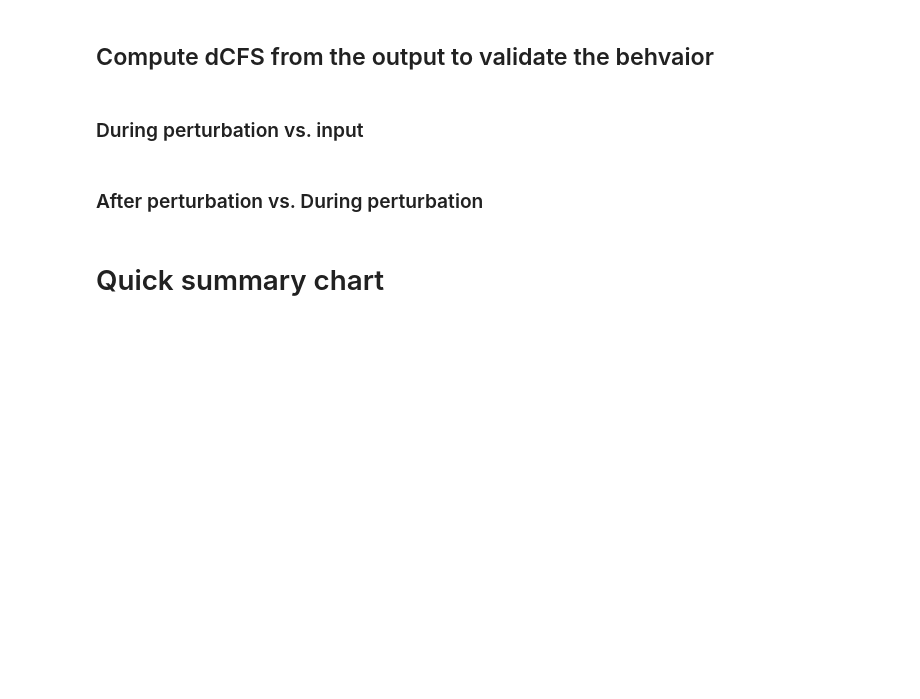
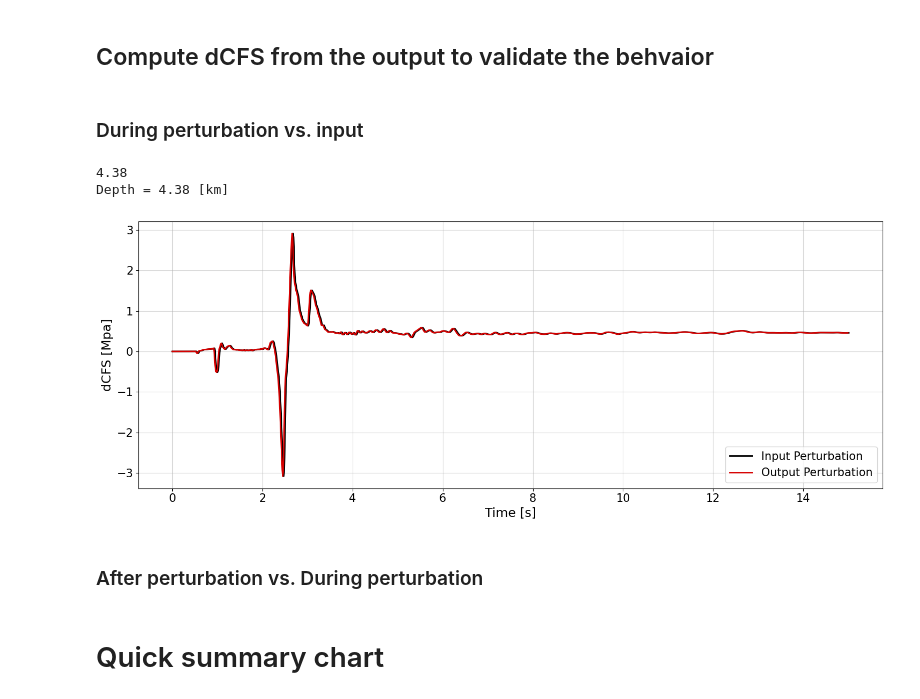
Before and after one commit to JeenaYun/jeena-tandem, a Jupyter notebook: scripts/compare_outputs.ipynb, the cells around one changed output. Drawn from its saved outputs; the diff is of its cells as text; code cells hidden in the pictures; blank space fills up the shorter version.

```diff
--- a/scripts/compare_outputs.ipynb
+++ b/scripts/compare_outputs.ipynb
@@ -820,16 +830,20 @@ plt.show()
 # %%
 plt.rcParams['font.size'] = '15'
 plt.figure(figsize=(15,6))
 tdep = evdep[idx]
 print(tdep)
 inc = 1e4
 dCFSt_seissol = delTs + mu*delPn
 # dCFS_at_depth(save_dir,outputs3[:,1:,:],dep2,dCFSt_seissol,depth_range,tdep,mu,dt=0.01,save_on=False)
 # dCFS_at_depth(save_dir,outputs2,dep2,dCFSt_seissol,depth_range,tdep,mu,dt=0.01,save_on=False)
-dCFS_at_depth(save_dir,outputs2[:,1:,:],dep2,dCFSt_seissol,depth_range,tdep,mu,dt=0.01,save_on=False)
+dCFS_at_depth(save_dir,outputs2[:,2:,:],dep2,dCFSt_seissol,depth_range,tdep,mu,dt=0.01,save_on=False)
 plt.legend(fontsize=15,loc='lower right')
 # plt.xlim(-1,0.5)
 plt.show()
+# %% [output]
+4.38
+Depth = 4.38 [km]
+[figure, added]
 # %% [markdown]
 ### After perturbation vs. During perturbation
 # %%
```
Also changed, not shown: parts of 21 cells of this notebook, 20 other files.
